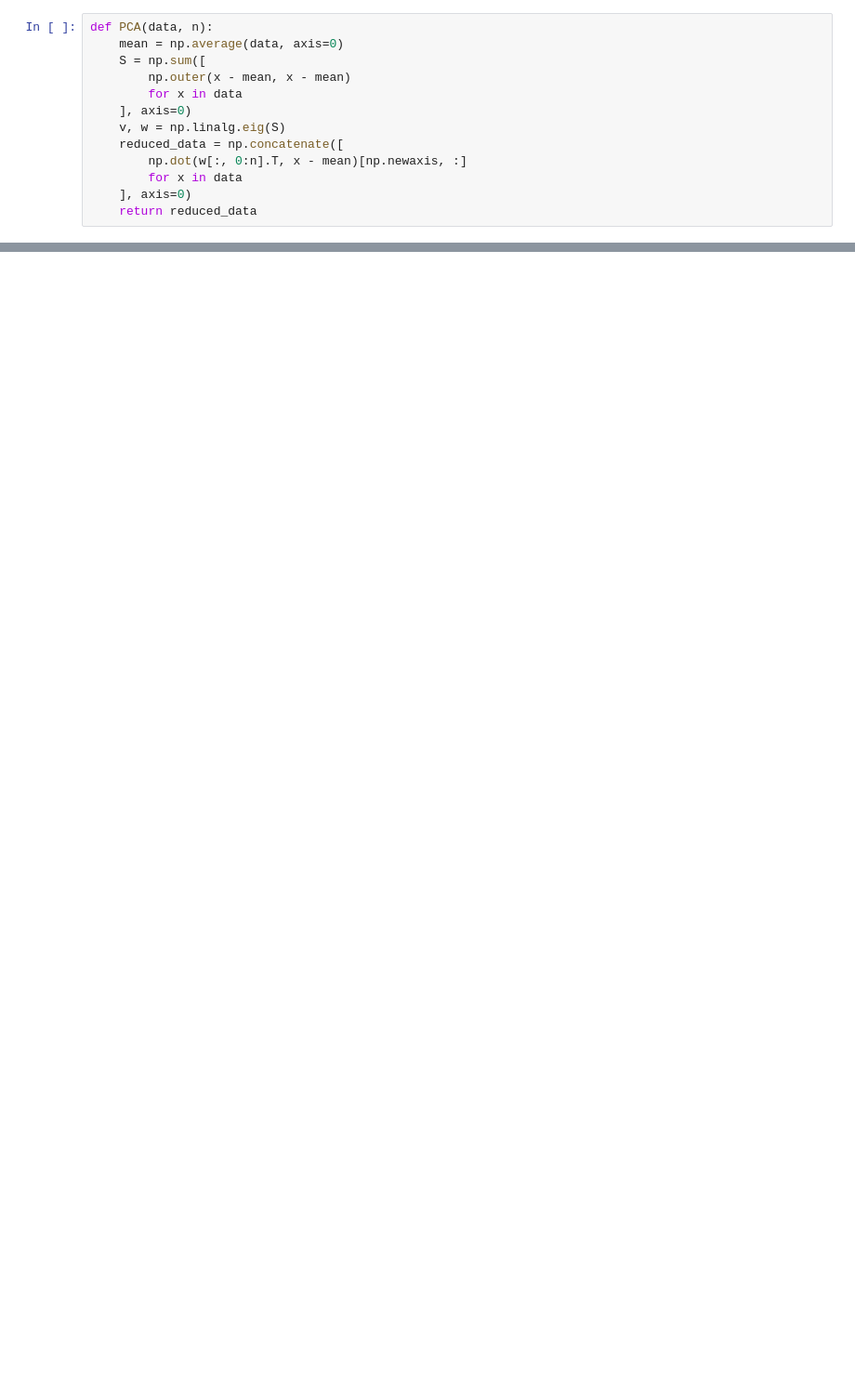
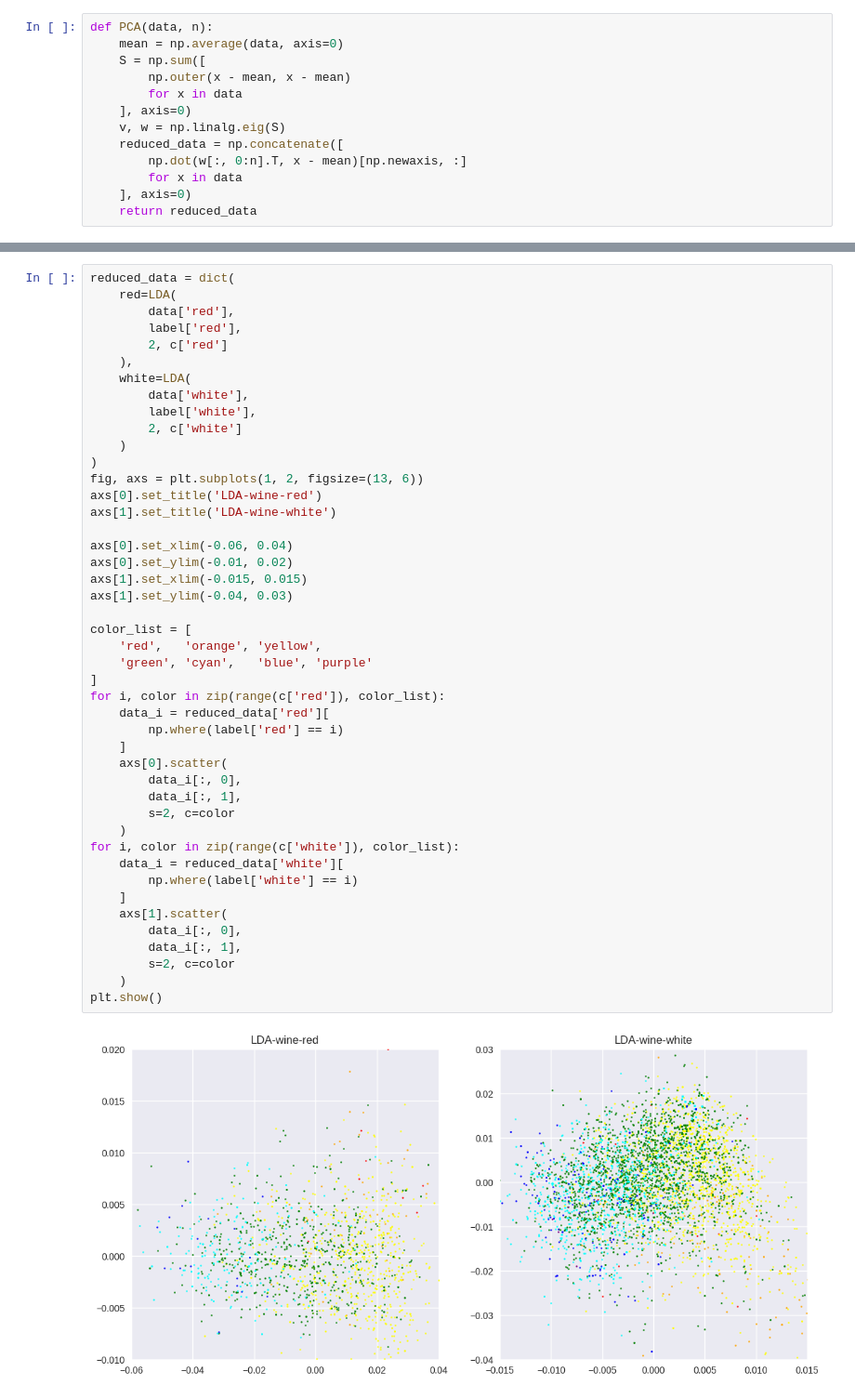
Before and after one commit to Eluctra/pattern-recognition, a Jupyter notebook: 实验/实验1/lab1.ipynb, the cells around one changed output, grey strips where cells are left out. Shown at 93% size. Drawn from its saved outputs; the diff is of its cells as text; blank space fills up the shorter version.

```diff
--- a/实验/实验1/lab1.ipynb
+++ b/实验/实验1/lab1.ipynb
@@ -70,0 +111,47 @@ plt.show()
+# %%
+reduced_data = dict(
+    red=LDA(
+        data['red'],
+        label['red'],
+        2, c['red']
+    ),
+    white=LDA(
+        data['white'],
+        label['white'],
+        2, c['white']
+    )
+)
+fig, axs = plt.subplots(1, 2, figsize=(13, 6))
+axs[0].set_title('LDA-wine-red')
+axs[1].set_title('LDA-wine-white')
+
+axs[0].set_xlim(-0.06, 0.04)
+axs[0].set_ylim(-0.01, 0.02)
+axs[1].set_xlim(-0.015, 0.015)
+axs[1].set_ylim(-0.04, 0.03)
+
+color_list = [
+    'red',   'orange', 'yellow',
+    'green', 'cyan',   'blue', 'purple'
+]
+for i, color in zip(range(c['red']), color_list):
+    data_i = reduced_data['red'][
+        np.where(label['red'] == i)
+    ]
+    axs[0].scatter(
+        data_i[:, 0],
+        data_i[:, 1],
+        s=2, c=color
+    )
+for i, color in zip(range(c['white']), color_list):
+    data_i = reduced_data['white'][
+        np.where(label['white'] == i)
+    ]
+    axs[1].scatter(
+        data_i[:, 0],
+        data_i[:, 1],
+        s=2, c=color
+    )
+plt.show()
+# %% [output]
+[figure, added]
```
Also changed, not shown: parts of 8 cells of this notebook, 9 other files.
